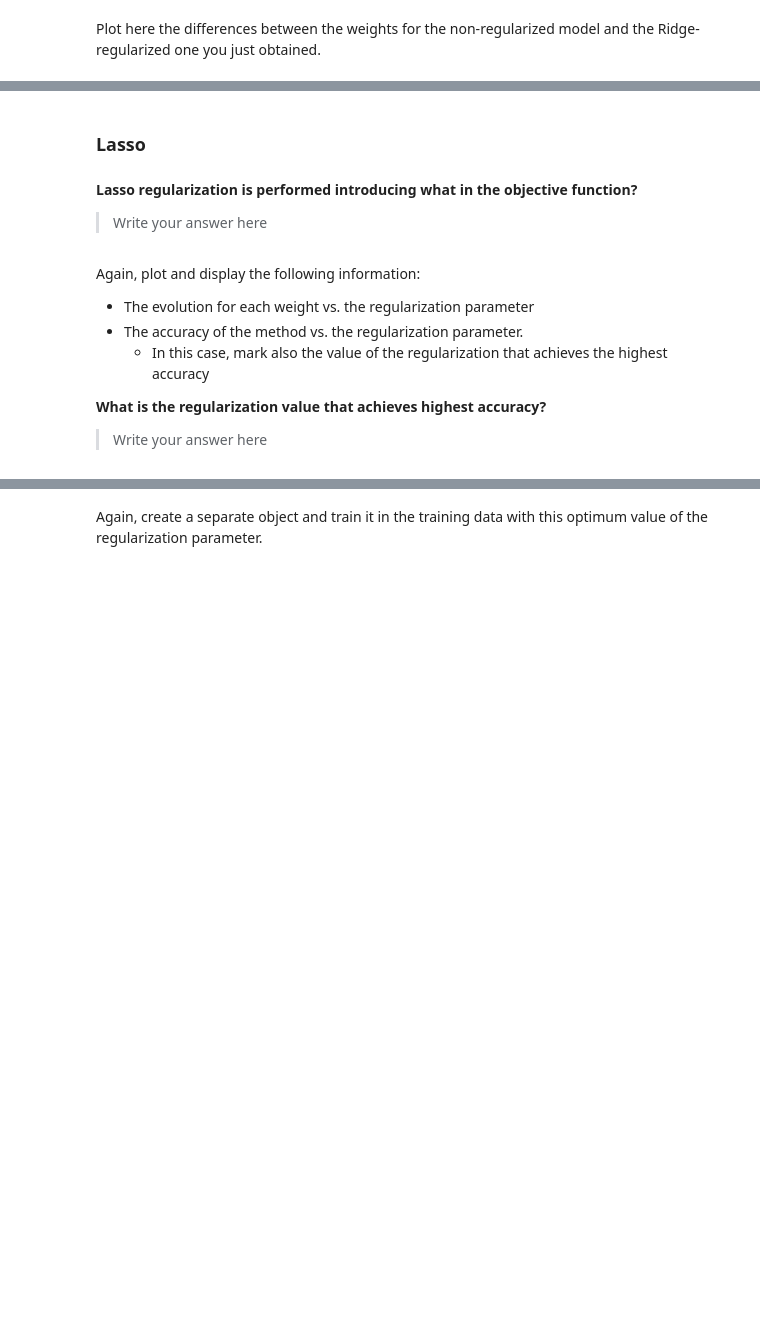
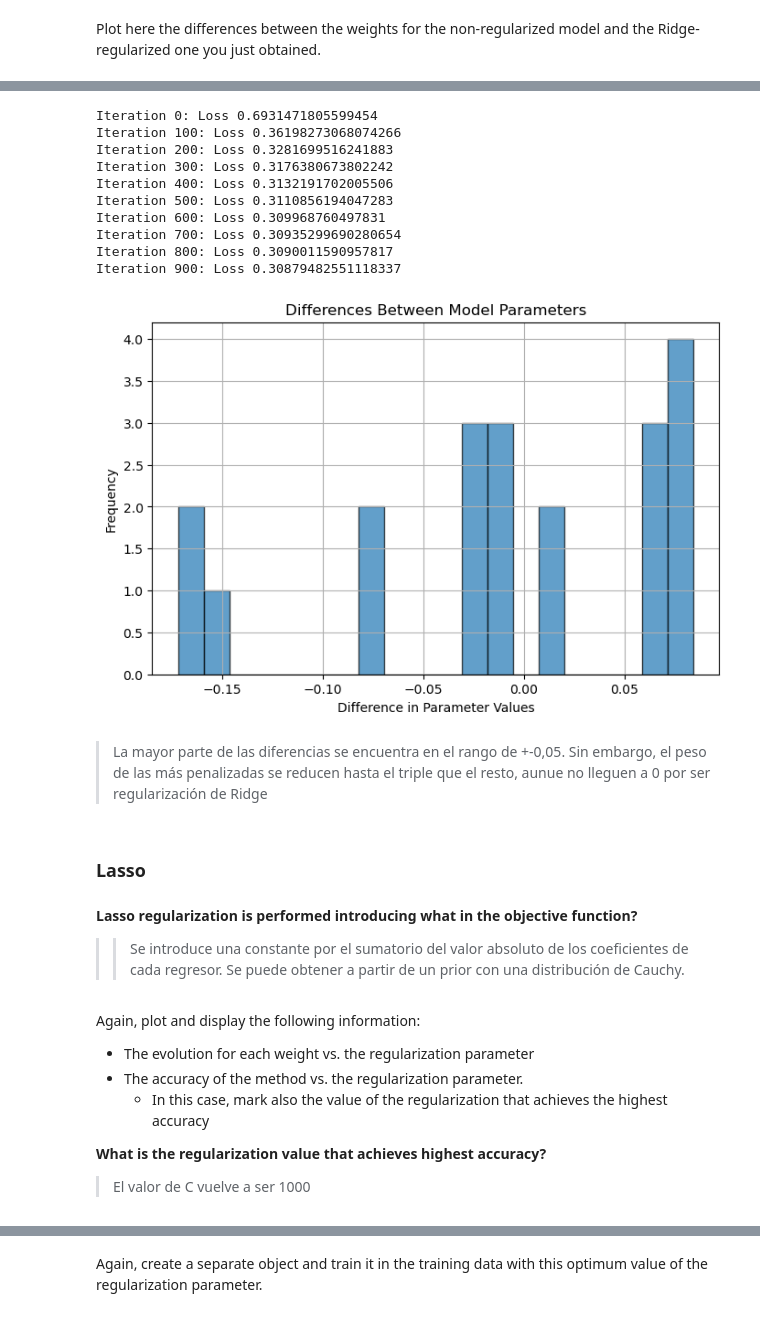
Before and after one commit to ICAI-IMAT-ML/p2-5-Elcazar, a Jupyter notebook: notebook/Lab2_5_LogisticRegression_and_regularization.ipynb, the cells around one changed output, grey strips where cells are left out. Cells and saved outputs as stored; diff of their text form; code cells hidden in the pictures; blank space fills up the shorter version.

```diff
--- a/notebook/Lab2_5_LogisticRegression_and_regularization.ipynb
+++ b/notebook/Lab2_5_LogisticRegression_and_regularization.ipynb
@@ -338,9 +340,50 @@ Plot here the differences between the weights for the non-regularized model and
+# %%
+# TODO: Plot an histogram containing the differences between the parameter values for both models
+
+LogReg_optimum_C_Ridge = LogisticRegressor()
+LogReg_optimum_C_Ridge.fit(X_train, y_train,
+                           learning_rate = learning_rate,
+                           num_iterations = num_iterations,
+                           penalty = 'ridge',
+                           C = optimum_C)
+reg_weights = LogReg_optimum_C_Ridge.weights
+
+LogReg = LogisticRegressor()
+LogReg.fit(X_train, y_train, learning_rate=0.01, num_iterations=1000, verbose=True)
+no_reg_weights = LogReg.weights
+
+differences = reg_weights - no_reg_weights
+
+plt.figure(figsize=(8, 5))
+plt.hist(differences, bins=20, edgecolor='black', alpha=0.7)
+plt.title("Differences Between Model Parameters")
+plt.xlabel("Difference in Parameter Values")
+plt.ylabel("Frequency")
+plt.grid(True)
+
+# Mostrar el histograma
+plt.show()
+# %% [output]
+Iteration 0: Loss 0.6931471805599454
+Iteration 100: Loss 0.36198273068074266
+Iteration 200: Loss 0.3281699516241883
+Iteration 300: Loss 0.3176380673802242
+Iteration 400: Loss 0.3132191702005506
+Iteration 500: Loss 0.3110856194047283
+Iteration 600: Loss 0.309968760497831
+Iteration 700: Loss 0.30935299690280654
+Iteration 800: Loss 0.3090011590957817
+Iteration 900: Loss 0.30879482551118337
+[figure, added]
+# %% [markdown]
+
+>La mayor parte de las diferencias se encuentra en el rango de +-0,05. Sin embargo, el peso de las más penalizadas se reducen hasta el triple que el resto, aunue no lleguen a 0 por ser regularización de Ridge
 # %% [markdown]
 ### Lasso
-# %% [markdown]
-**Lasso regularization is performed introducing what in the objective function?**
-
-> Write your answer here
+# %% [markdown]
+**Lasso regularization is performed introducing what in the objective function?**
+
+> > Se introduce una constante por el sumatorio del valor absoluto de los coeficientes de cada regresor. Se puede obtener a partir de un prior con una distribución de Cauchy.
 # %%
 # We will perform regularization for different values of the regularization parameter
 # TODO: Create an array (C_values) that contains 11 values distributed in log-scale, covering from 10^(-5) to 10^4
@@ -357,6 +400,6 @@ Again, plot and display the following information:
     - In this case, mark also the value of the regularization that achieves the highest accuracy
 
 **What is the regularization value that achieves highest accuracy?**
-> Write your answer here
+> El valor de C vuelve a ser 1000
 # %%
 # Assuming the LogisticRegressor class and dataset are prepared
```
Also changed, not shown: parts of 23 cells of this notebook.
